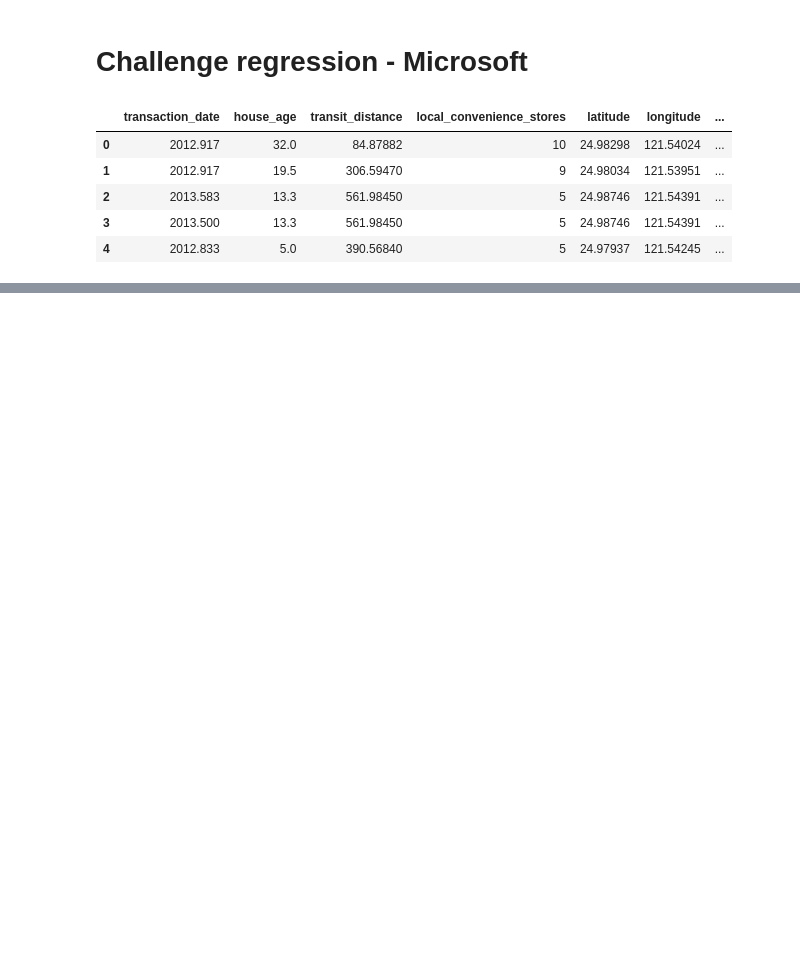
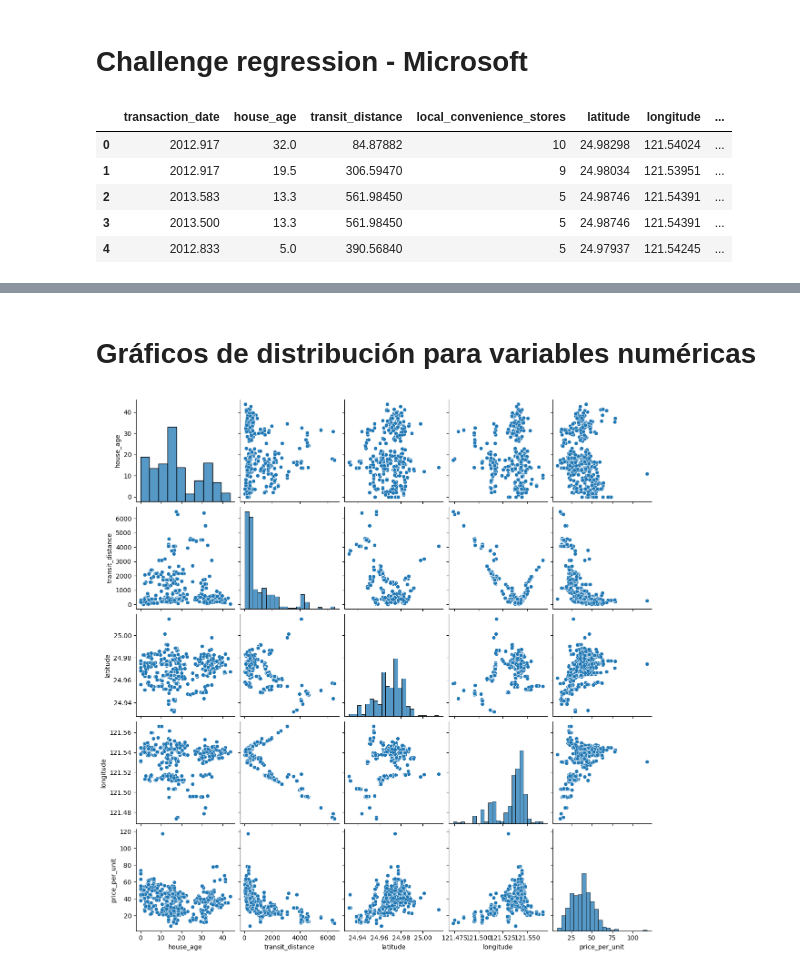
Before and after one commit to bona1204/MIcrosoft-ml, a Jupyter notebook: Real_State.ipynb, the cells around one changed output, grey strips where cells are left out. Cells and saved outputs as stored; diff of their text form; code cells hidden in the pictures; blank space fills up the shorter version.

```diff
--- a/Real_State.ipynb
+++ b/Real_State.ipynb
@@ -17,0 +38,2 @@ data.head()
+# %%
+data = data.dropna()
@@ -17,0 +42,2 @@ data.head()
+# %%
+data = data.drop_duplicates()
@@ -17,0 +46,7 @@ data.head()
+# %%
+umbral_valores_faltantes = 0.4
+
+columnas_con_valores_faltantes = data.columns[data.isnull().mean() > umbral_valores_faltantes]
+data = data.drop(columnas_con_valores_faltantes, axis=1)
+
+print("Columnas con muchos valores faltantes:", columnas_con_valores_faltantes)
@@ -17,0 +59,3 @@ data.head()
+# %%
+numeric_vars = ['house_age', 'transit_distance', 'latitude', 'longitude', 'price_per_unit']
+print(data[numeric_vars].describe())
@@ -17,0 +72,7 @@ data.head()
+# %% [markdown]
+# Gráficos de distribución para variables numéricas
+# %%
+sns.pairplot(data[numeric_vars])
+plt.show()
+# %% [output]
+[figure, added]
```
Also changed, not shown: parts of 29 cells of this notebook.
